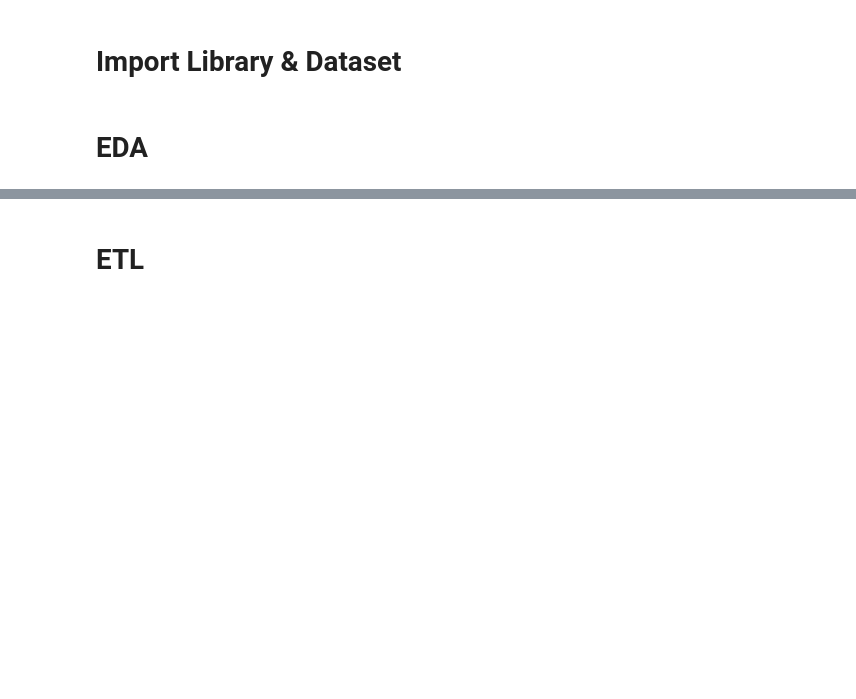
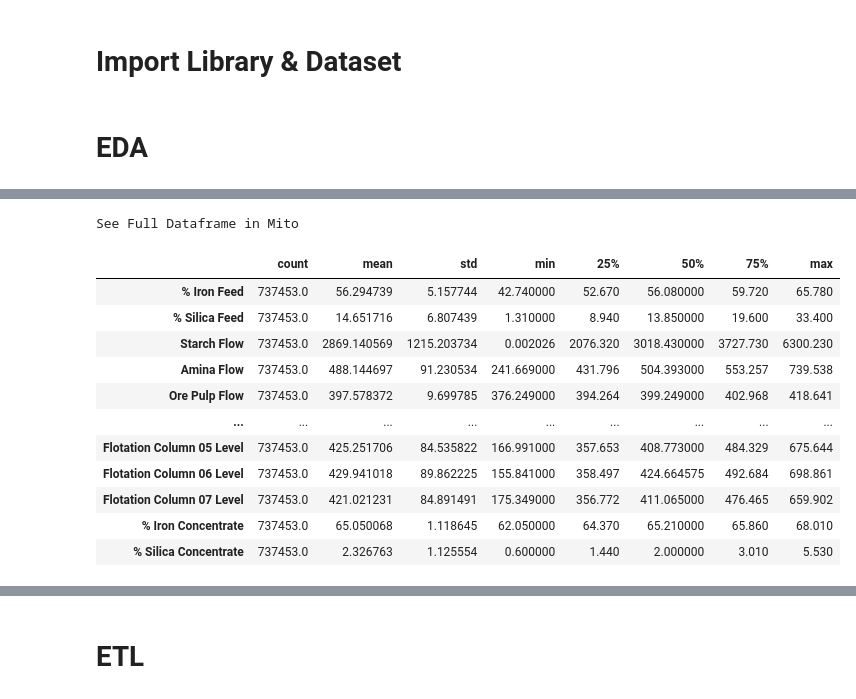
Before and after one commit to willim9313/Mining-Process-Machine-Learning-Case, a Jupyter notebook: mining_eda_ml_nb.ipynb, the cells around one changed output, grey strips where cells are left out. Cells and saved outputs as stored; diff of their text form; code cells hidden in the pictures; blank space fills up the shorter version.

```diff
--- a/mining_eda_ml_nb.ipynb
+++ b/mining_eda_ml_nb.ipynb
@@ -58,0 +106,16 @@ Name: % Iron Feed, Length: 737453, dtype: object
+# %%
+df.describe().T
+# %% [output]
+See Full Dataframe in Mito
+|  | count | mean | std | min | 25% | 50% | 75% | max |
+| % Iron Feed | 737453.0 | 56.294739 | 5.157744 | 42.740000 | 52.670 | 56.080000 | 59.720 | 65.780 |
+| % Silica Feed | 737453.0 | 14.651716 | 6.807439 | 1.310000 | 8.940 | 13.850000 | 19.600 | 33.400 |
+| Starch Flow | 737453.0 | 2869.140569 | 1215.203734 | 0.002026 | 2076.320 | 3018.430000 | 3727.730 | 6300.230 |
+| Amina Flow | 737453.0 | 488.144697 | 91.230534 | 241.669000 | 431.796 | 504.393000 | 553.257 | 739.538 |
+| Ore Pulp Flow | 737453.0 | 397.578372 | 9.699785 | 376.249000 | 394.264 | 399.249000 | 402.968 | 418.641 |
+| ... | ... | ... | ... | ... | ... | ... | ... | ... |
+| Flotation Column 05 Level | 737453.0 | 425.251706 | 84.535822 | 166.991000 | 357.653 | 408.773000 | 484.329 | 675.644 |
+| Flotation Column 06 Level | 737453.0 | 429.941018 | 89.862225 | 155.841000 | 358.497 | 424.664575 | 492.684 | 698.861 |
+| Flotation Column 07 Level | 737453.0 | 421.021231 | 84.891491 | 175.349000 | 356.772 | 411.065000 | 476.465 | 659.902 |
+| % Iron Concentrate | 737453.0 | 65.050068 | 1.118645 | 62.050000 | 64.370 | 65.210000 | 65.860 | 68.010 |
+| % Silica Concentrate | 737453.0 | 2.326763 | 1.125554 | 0.600000 | 1.440 | 2.000000 | 3.010 | 5.530 |
```
Also changed, not shown: parts of 17 cells of this notebook.
